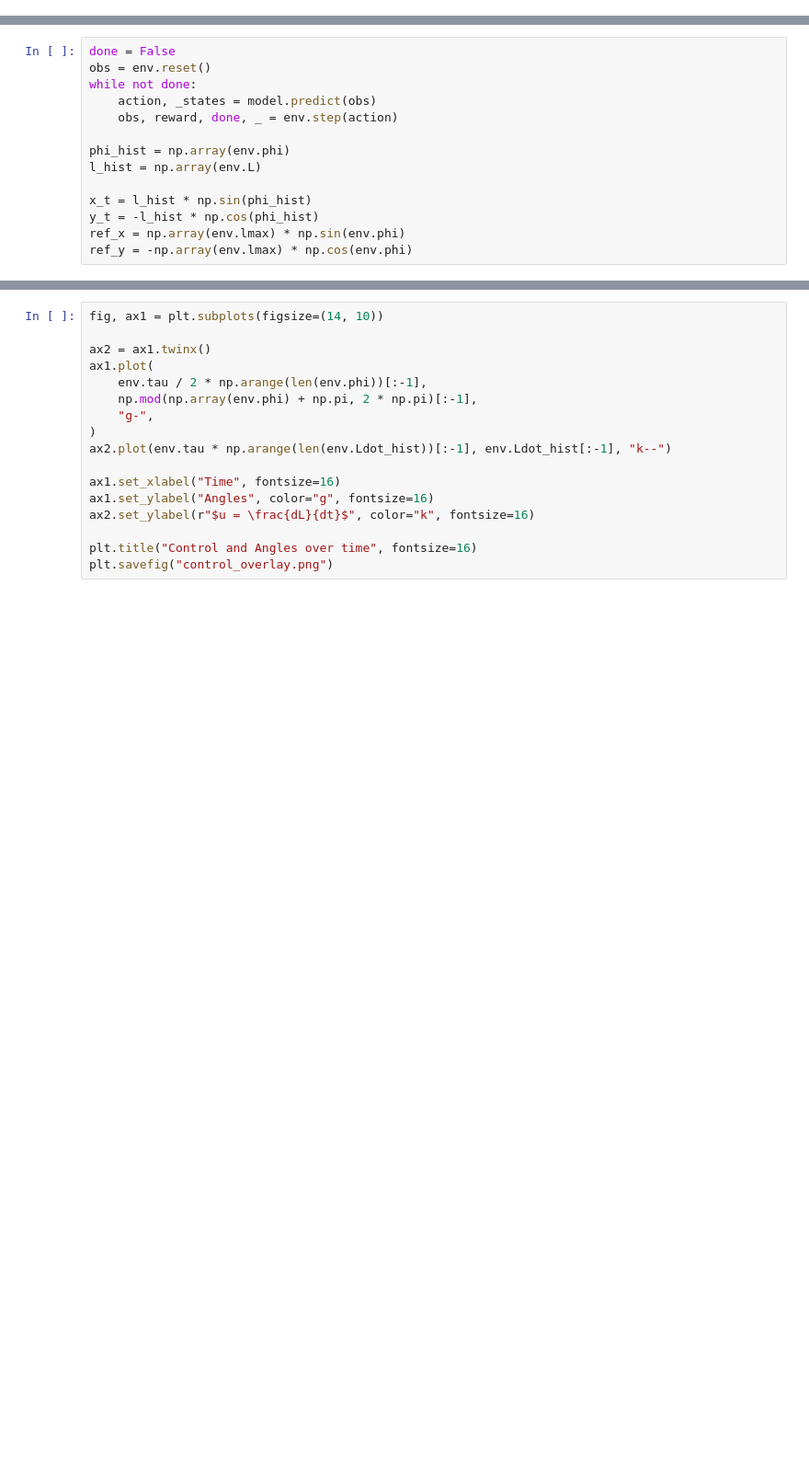
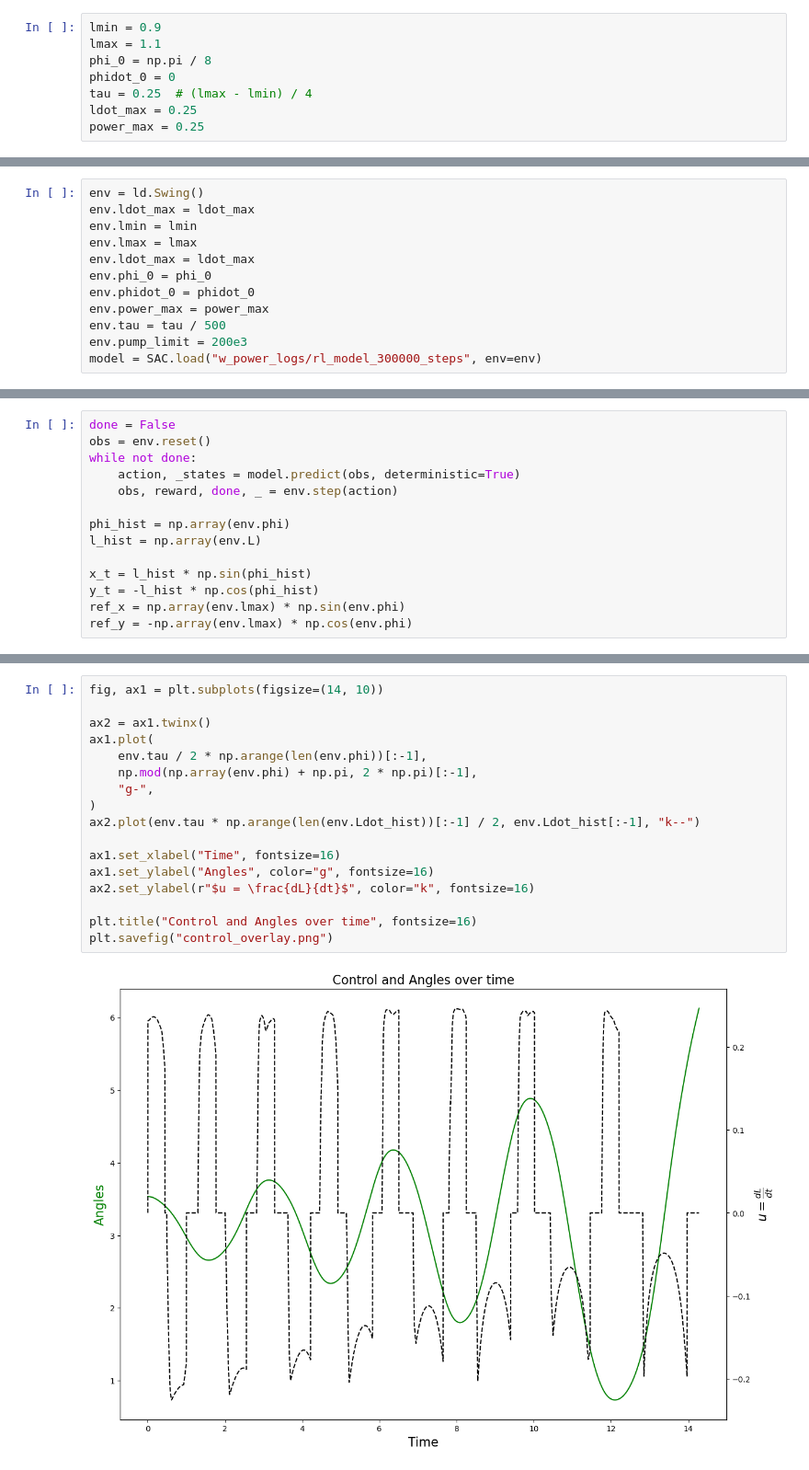
Before and after one commit to davenpi/swinging, a Jupyter notebook: code/eval_agent.ipynb, the cells around one changed output, grey strips where cells are left out. Shown: that part at 92% size. Saved outputs shown, nothing was run; the diff lists cells and outputs as text; blank space fills up the shorter version.

```diff
--- a/code/eval_agent.ipynb
+++ b/code/eval_agent.ipynb
@@ -21,0 +13,8 @@ checkpoint_callback = CheckpointCallback(
+# %%
+lmin = 0.9
+lmax = 1.1
+phi_0 = np.pi / 8
+phidot_0 = 0
+tau = 0.25  # (lmax - lmin) / 4
+ldot_max = 0.25
+power_max = 0.25
@@ -30,0 +70,12 @@ model = PPO.load("logs/rl_model_250000_steps.zip", env=env)
+# %%
+env = ld.Swing()
+env.ldot_max = ldot_max
+env.lmin = lmin
+env.lmax = lmax
+env.ldot_max = ldot_max
+env.phi_0 = phi_0
+env.phidot_0 = phidot_0
+env.power_max = power_max
+env.tau = tau / 500
+env.pump_limit = 200e3
+model = SAC.load("w_power_logs/rl_model_300000_steps", env=env)
@@ -32,7 +86,7 @@ model = PPO.load("logs/rl_model_250000_steps.zip", env=env)
 done = False
 obs = env.reset()
 while not done:
-    action, _states = model.predict(obs)
+    action, _states = model.predict(obs, deterministic=True)
     obs, reward, done, _ = env.step(action)
 
 phi_hist = np.array(env.phi)
@@ -79,20 +139,22 @@ plt.savefig("overlay.png")
 # %%
 fig, ax1 = plt.subplots(figsize=(14, 10))
 
 ax2 = ax1.twinx()
 ax1.plot(
     env.tau / 2 * np.arange(len(env.phi))[:-1],
     np.mod(np.array(env.phi) + np.pi, 2 * np.pi)[:-1],
     "g-",
 )
-ax2.plot(env.tau * np.arange(len(env.Ldot_hist))[:-1], env.Ldot_hist[:-1], "k--")
+ax2.plot(env.tau * np.arange(len(env.Ldot_hist))[:-1] / 2, env.Ldot_hist[:-1], "k--")
 
 ax1.set_xlabel("Time", fontsize=16)
 ax1.set_ylabel("Angles", color="g", fontsize=16)
 ax2.set_ylabel(r"$u = \frac{dL}{dt}$", color="k", fontsize=16)
 
 plt.title("Control and Angles over time", fontsize=16)
 plt.savefig("control_overlay.png")
+# %% [output]
+[figure, added]
 # %%
 t = env.tau / 2 * np.arange(len(env.phi))[:-1]
 phi = np.mod(np.array(env.phi) + np.pi, 2 * np.pi)[:-1]
```
Also changed, not shown: parts of 18 cells of this notebook, 1 other file.
